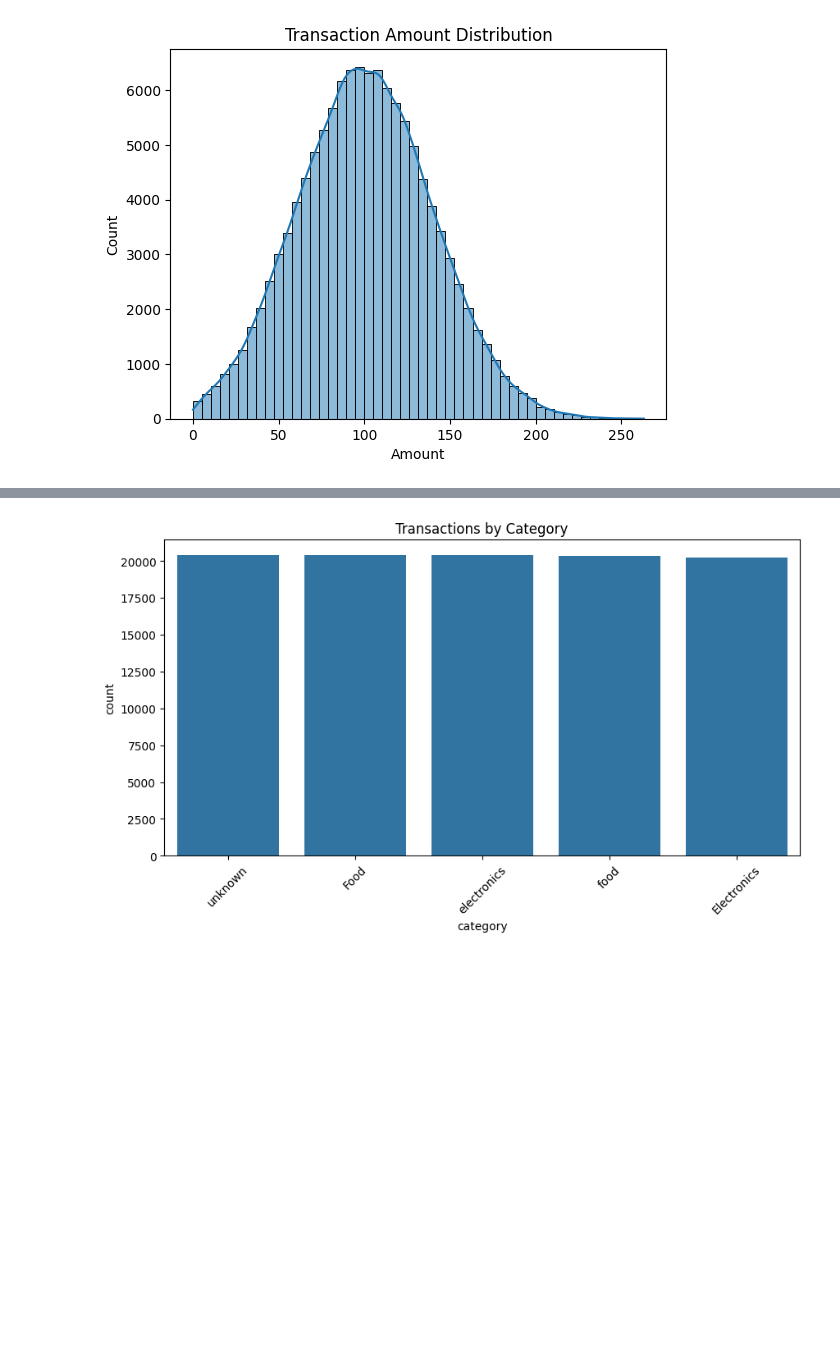
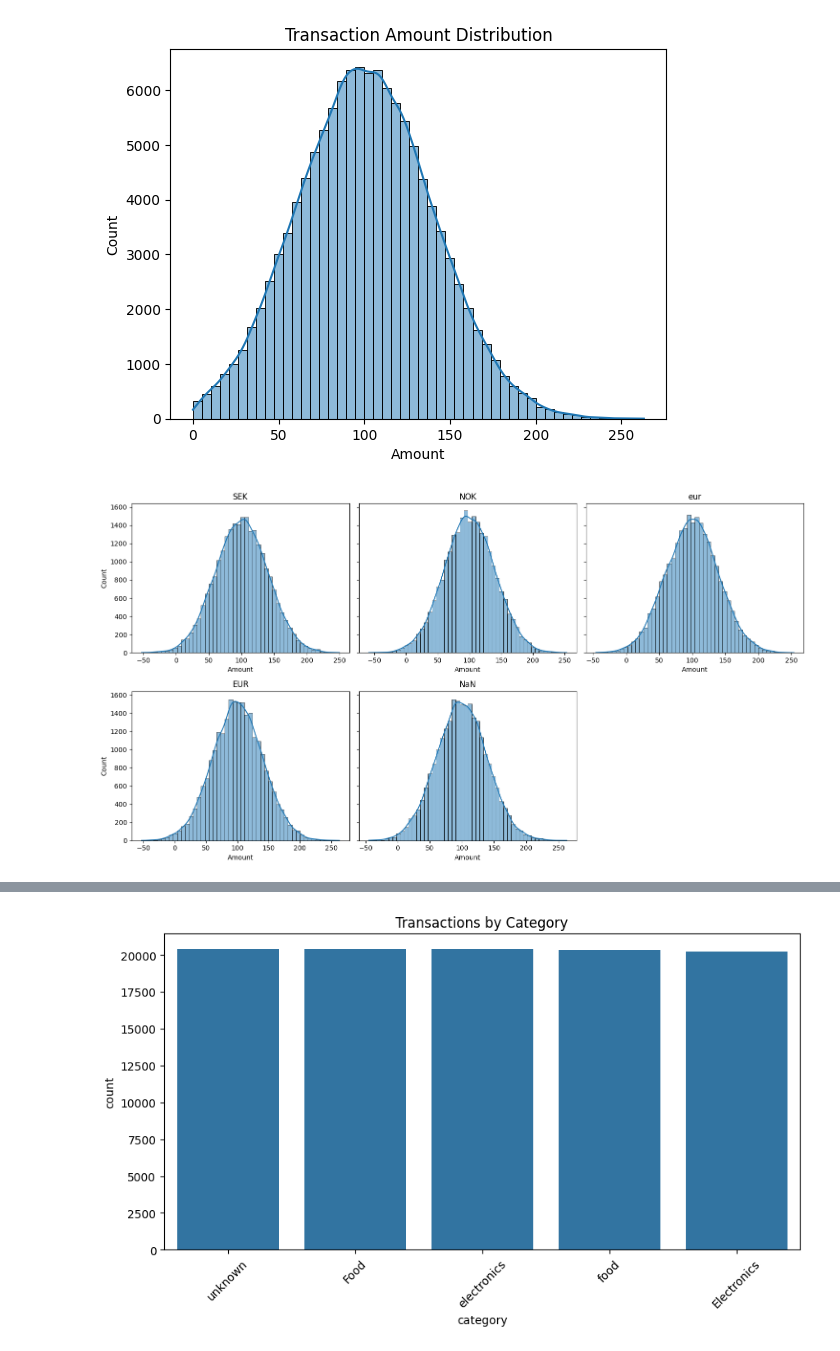
Before and after one commit to kiritsugufgo/accenture_song_assignment, a Jupyter notebook: notebooks/01_data_exploration.ipynb, the cells around one changed output, grey strips where cells are left out. Saved outputs shown, nothing was run; the diff lists cells and outputs as text; code cells hidden in the pictures; blank space fills up the shorter version.

```diff
--- a/notebooks/01_data_exploration.ipynb
+++ b/notebooks/01_data_exploration.ipynb
@@ -1,7 +1,7 @@
 # %%
 import pandas as pd
 # %%
-customers_df = pd.read_csv('data/raw/customers.csv')
-transactions_df = pd.read_csv('data/raw/transactions.csv')
+customers_df = pd.read_csv("../data/raw/csv/customers.csv")
+transactions_df = pd.read_csv("../data/raw/csv/transactions.csv")
 # %% [markdown]
 ## Understanding the Dataset
@@ -139,3 +245,56 @@ plt.ylabel("Count")
 plt.show()
 # %% [output]
 [figure]
+# %%
+import matplotlib.pyplot as plt
+import seaborn as sns
+import math
+import pandas as pd
+
+currencies = transactions_df["currency"].unique()
+
+n = len(currencies)
+cols = 3
+rows = math.ceil(n / cols)
+
+fig, axes = plt.subplots(
+    rows,
+    cols,
+    figsize=(5 * cols, 4 * rows),
+    sharey=True
+)
+
+axes = axes.flatten()
+
+for ax, curr in zip(axes, currencies):
+
+    if pd.isna(curr):
+        data = transactions_df.loc[
+            transactions_df["currency"].isna(), "amount"
+        ]
+        title = "NaN"
+    else:
+        data = transactions_df.loc[
+            transactions_df["currency"] == curr, "amount"
+        ]
+        title = curr
+
+    sns.histplot(
+        data,
+        bins=50,
+        kde=True,
+        ax=ax
+    )
+
+    ax.set_title(title)
+    ax.set_xlabel("Amount")
+    ax.set_ylabel("Count")
+
+# Remove empty plots
+for ax in axes[len(currencies):]:
+    ax.remove()
+
+plt.tight_layout()
+plt.show()
+# %% [output]
+[figure, added]
```
Also changed, not shown: parts of 26 cells of this notebook, 5 other files.
